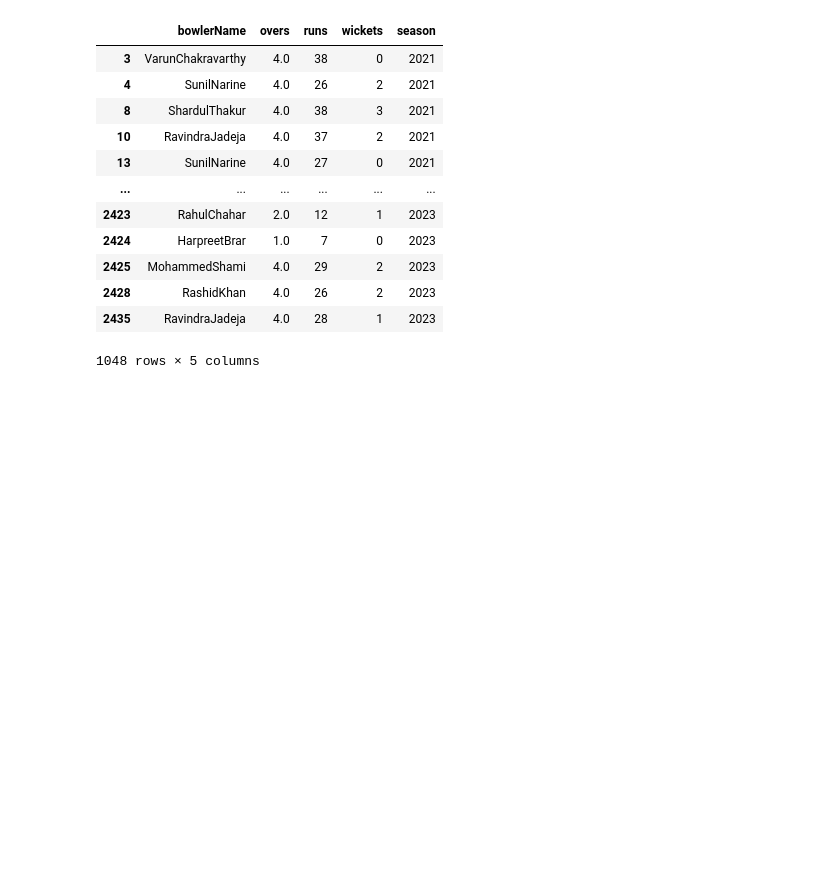
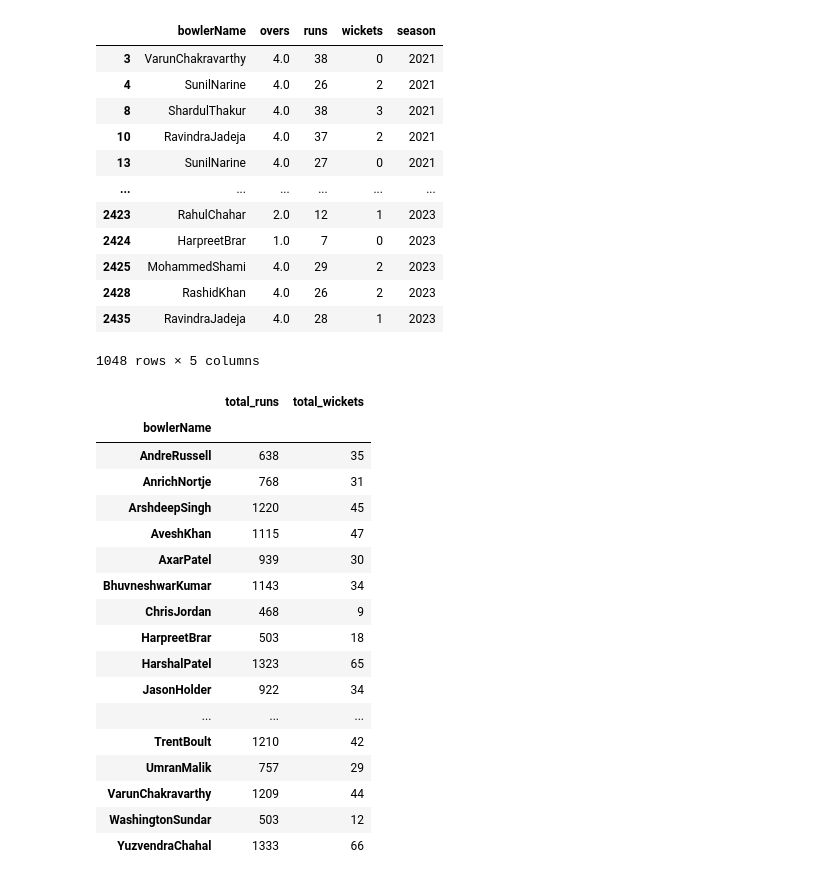
Before and after one commit to sourabhms66/ipl_2024, a Jupyter notebook: codes.ipynb, the cells around one changed output. Cells and saved outputs as stored; diff of their text form; code cells hidden in the pictures; blank space fills up the shorter version.

```diff
--- a/codes.ipynb
+++ b/codes.ipynb
@@ -530,7 +530,7 @@ filtered_bowling_match.pivot_table(
 # %%
 bowler_min_60_balls = filtered_bowling_match.pivot_table(
     values='overs',index='bowlerName',columns='season',aggfunc='sum').dropna().query(
-        '`2021` >= 12 and `2022` >= 12 and `2023` >= 12').reset_index()
+        '`2021` >= 10 and `2022` >= 10 and `2023` >= 10').reset_index()
 # %%
 bowler_min_60_balls
 # %% [output]
@@ -582,3 +582,31 @@ filtered_bowling_match[filtered_bowling_match['bowlerName'].isin(bowler_min_60_b
 | 2428 | RashidKhan | 4.0 | 26 | 2 | 2023 |
 | 2435 | RavindraJadeja | 4.0 | 28 | 1 | 2023 |
 1048 rows × 5 columns
+# %%
+bowler_stats = filtered_bowling_match[filtered_bowling_match['bowlerName'].isin(bowler_min_60_balls['bowlerName'])]
+# %%
+bowler_stats_average = bowler_stats.copy()
+# %%
+bowler_stats_average.groupby('bowlerName').agg(
+    total_runs = ('runs','sum'),
+    total_wickets = ('wickets','sum')
+)
+# %% [output]
+|  | total_runs | total_wickets |
+| bowlerName |  |  |
+| AndreRussell | 638 | 35 |
+| AnrichNortje | 768 | 31 |
+| ArshdeepSingh | 1220 | 45 |
+| AveshKhan | 1115 | 47 |
+| AxarPatel | 939 | 30 |
+| BhuvneshwarKumar | 1143 | 34 |
+| ChrisJordan | 468 | 9 |
+| HarpreetBrar | 503 | 18 |
+| HarshalPatel | 1323 | 65 |
+| JasonHolder | 922 | 34 |
+| ... | ... | ... |
+| TrentBoult | 1210 | 42 |
+| UmranMalik | 757 | 29 |
+| VarunChakravarthy | 1209 | 44 |
+| WashingtonSundar | 503 | 12 |
+| YuzvendraChahal | 1333 | 66 |
```
Also changed, not shown: parts of 3 cells of this notebook.
